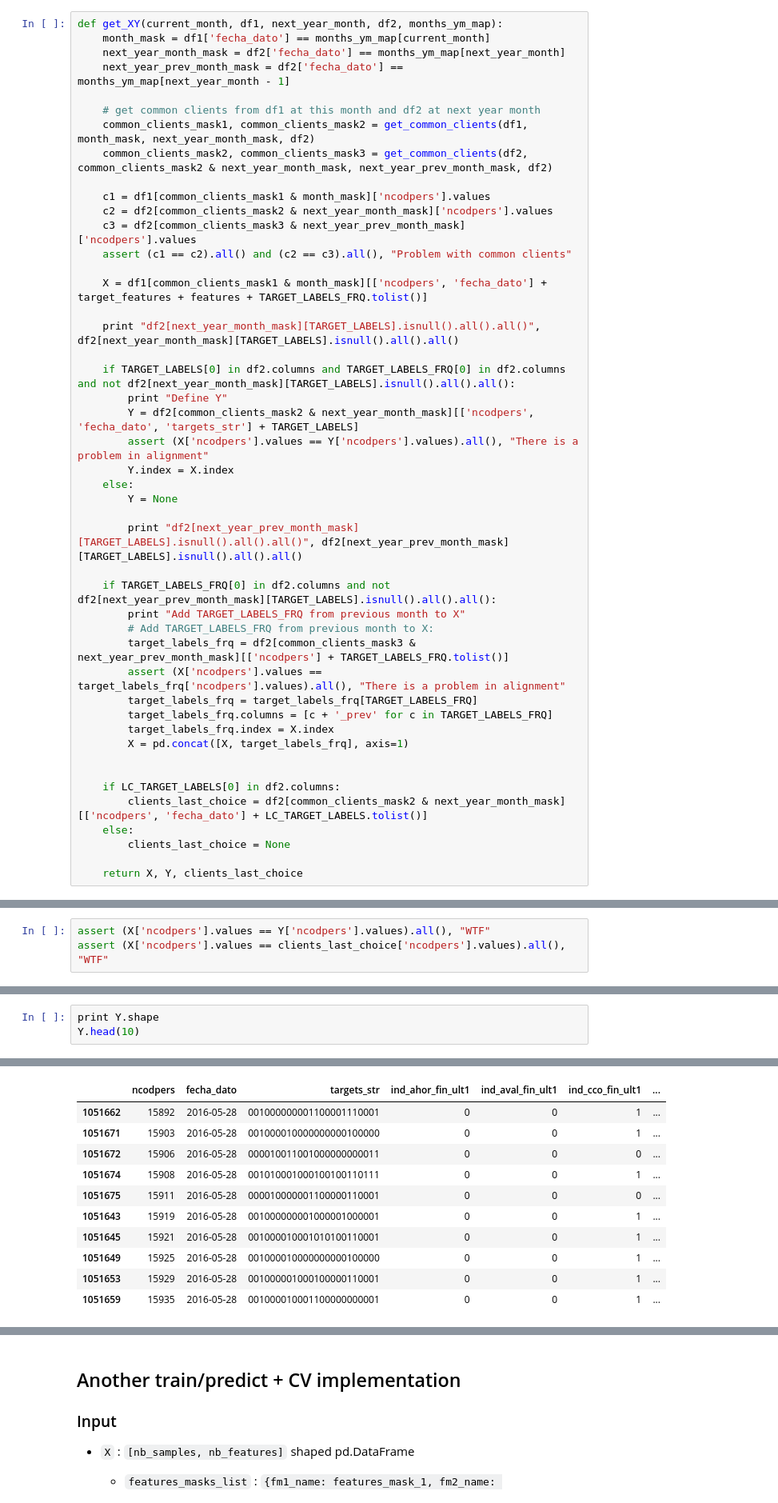
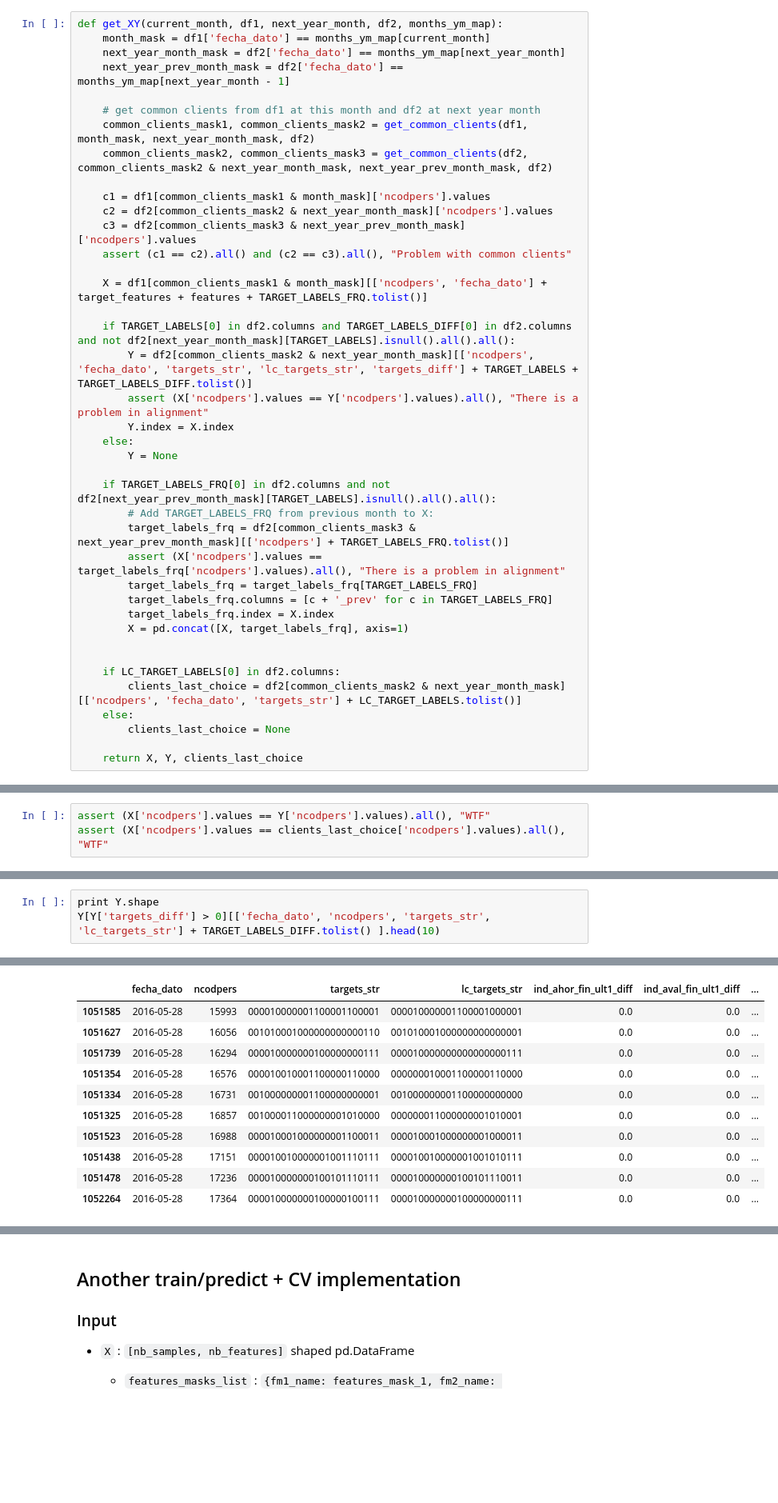
Before and after one commit to vfdev-5/SPR, a Jupyter notebook: trees/trees_predictions_CV_active_clients.ipynb, the cells around one changed output, grey strips where cells are left out. Shown at 80% size. Drawn from its saved outputs; the diff is of its cells as text; blank space fills up the shorter version.

```diff
--- a/trees/trees_predictions_CV_active_clients.ipynb
+++ b/trees/trees_predictions_CV_active_clients.ipynb
@@ -127,20 +127,14 @@ def get_XY(current_month, df1, next_year_month, df2, months_ym_map):
 
     X = df1[common_clients_mask1 & month_mask][['ncodpers', 'fecha_dato'] + target_features + features + TARGET_LABELS_FRQ.tolist()]
 
-    print "df2[next_year_month_mask][TARGET_LABELS].isnull().all().all()", df2[next_year_month_mask][TARGET_LABELS].isnull().all().all()
-
-    if TARGET_LABELS[0] in df2.columns and TARGET_LABELS_FRQ[0] in df2.columns and not df2[next_year_month_mask][TARGET_LABELS].isnull().all().all():
-        print "Define Y"
-        Y = df2[common_clients_mask2 & next_year_month_mask][['ncodpers', 'fecha_dato', 'targets_str'] + TARGET_LABELS]
+    if TARGET_LABELS[0] in df2.columns and TARGET_LABELS_DIFF[0] in df2.columns and not df2[next_year_month_mask][TARGET_LABELS].isnull().all().all():
+        Y = df2[common_clients_mask2 & next_year_month_mask][['ncodpers', 'fecha_dato', 'targets_str', 'lc_targets_str', 'targets_diff'] + TARGET_LABELS + TARGET_LABELS_DIFF.tolist()]
         assert (X['ncodpers'].values == Y['ncodpers'].values).all(), "There is a problem in alignment"
         Y.index = X.index
     else:
         Y = None
 
-        print "df2[next_year_prev_month_mask][TARGET_LABELS].isnull().all().all()", df2[next_year_prev_month_mask][TARGET_LABELS].isnull().all().all()
-
     if TARGET_LABELS_FRQ[0] in df2.columns and not df2[next_year_prev_month_mask][TARGET_LABELS].isnull().all().all():
-        print "Add TARGET_LABELS_FRQ from previous month to X"
         # Add TARGET_LABELS_FRQ from previous month to X:
         target_labels_frq = df2[common_clients_mask3 & next_year_prev_month_mask][['ncodpers'] + TARGET_LABELS_FRQ.tolist()]
         assert (X['ncodpers'].values == target_labels_frq['ncodpers'].values).all(), "There is a problem in alignment"
@@ -151,7 +145,7 @@ def get_XY(current_month, df1, next_year_month, df2, months_ym_map):
 
 
     if LC_TARGET_LABELS[0] in df2.columns:
-        clients_last_choice = df2[common_clients_mask2 & next_year_month_mask][['ncodpers', 'fecha_dato'] + LC_TARGET_LABELS.tolist()]
+        clients_last_choice = df2[common_clients_mask2 & next_year_month_mask][['ncodpers', 'fecha_dato', 'targets_str'] + LC_TARGET_LABELS.tolist()]
     else:
         clients_last_choice = None
 
@@ -188,5 +182,5 @@ X.head(10)
 10 rows × 75 columns
 # %%
 print Y.shape
-Y.head(10)
+Y[Y['targets_diff'] > 0][['fecha_dato', 'ncodpers', 'targets_str', 'lc_targets_str'] + TARGET_LABELS_DIFF.tolist() ].head(10)
 # %% [output]
@@ -194,11 +188,11 @@ Y.head(10)
-|  | ncodpers | fecha_dato | targets_str | ind_ahor_fin_ult1 | ind_aval_fin_ult1 | ind_cco_fin_ult1 | ... |
-| 1051662 | 15892 | 2016-05-28 | 001000000001100001110001 | 0 | 0 | 1 | ... |
-| 1051671 | 15903 | 2016-05-28 | 001000010000000000100000 | 0 | 0 | 1 | ... |
-| 1051672 | 15906 | 2016-05-28 | 000010011001000000000011 | 0 | 0 | 0 | ... |
-| 1051674 | 15908 | 2016-05-28 | 001010001000100100110111 | 0 | 0 | 1 | ... |
-| 1051675 | 15911 | 2016-05-28 | 000010000001100000110001 | 0 | 0 | 0 | ... |
-| 1051643 | 15919 | 2016-05-28 | 001000000001000001000001 | 0 | 0 | 1 | ... |
-| 1051645 | 15921 | 2016-05-28 | 001000010001010100110001 | 0 | 0 | 1 | ... |
-| 1051649 | 15925 | 2016-05-28 | 001000010000000000100000 | 0 | 0 | 1 | ... |
-| 1051653 | 15929 | 2016-05-28 | 001000001000100000110001 | 0 | 0 | 1 | ... |
-| 1051659 | 15935 | 2016-05-28 | 001000010001100000000001 | 0 | 0 | 1 | ... |
+|  | fecha_dato | ncodpers | targets_str | lc_targets_str | ind_ahor_fin_ult1_diff | ind_aval_fin_ult1_diff | ... |
+| 1051585 | 2016-05-28 | 15993 | 000010000001100001100001 | 000010000001100001000001 | 0.0 | 0.0 | ... |
+| 1051627 | 2016-05-28 | 16056 | 001010001000000000000110 | 001010001000000000000001 | 0.0 | 0.0 | ... |
+| 1051739 | 2016-05-28 | 16294 | 000010000000100000000111 | 000010000000000000000111 | 0.0 | 0.0 | ... |
+| 1051354 | 2016-05-28 | 16576 | 000010010001100000110000 | 000000010001100000110000 | 0.0 | 0.0 | ... |
+| 1051334 | 2016-05-28 | 16731 | 001000000001100000000001 | 001000000001100000000000 | 0.0 | 0.0 | ... |
+| 1051325 | 2016-05-28 | 16857 | 001000011000000001010000 | 000000011000000001010001 | 0.0 | 0.0 | ... |
+| 1051523 | 2016-05-28 | 16988 | 000010001000000001100011 | 000010001000000001000011 | 0.0 | 0.0 | ... |
+| 1051438 | 2016-05-28 | 17151 | 000010010000001001110111 | 000010010000001001010111 | 0.0 | 0.0 | ... |
+| 1051478 | 2016-05-28 | 17236 | 000010000000100101110111 | 000010000000100101110011 | 0.0 | 0.0 | ... |
+| 1052264 | 2016-05-28 | 17364 | 000010000000100000100111 | 000010000000100000000111 | 0.0 | 0.0 | ... |
```
Also changed, not shown: parts of 38 cells of this notebook, 3 other files.
